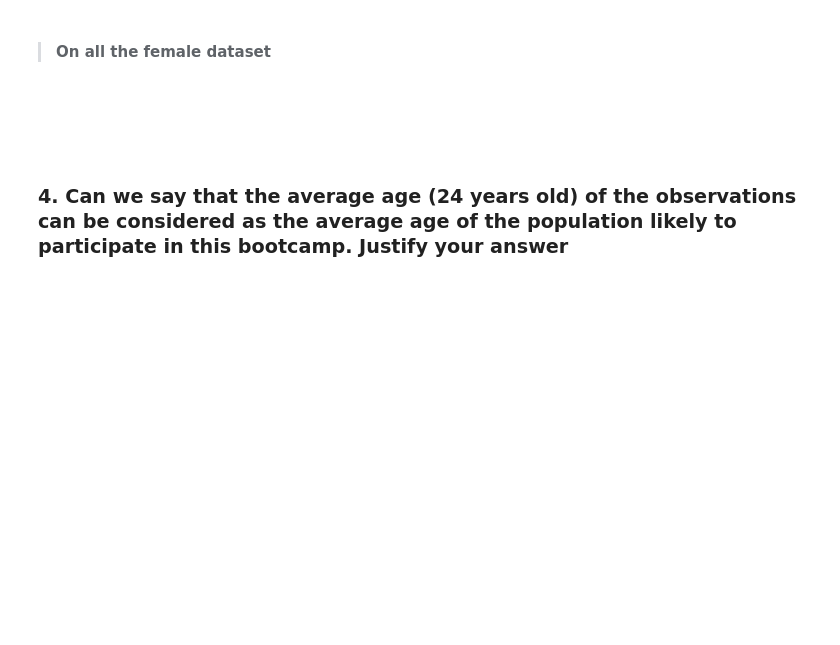
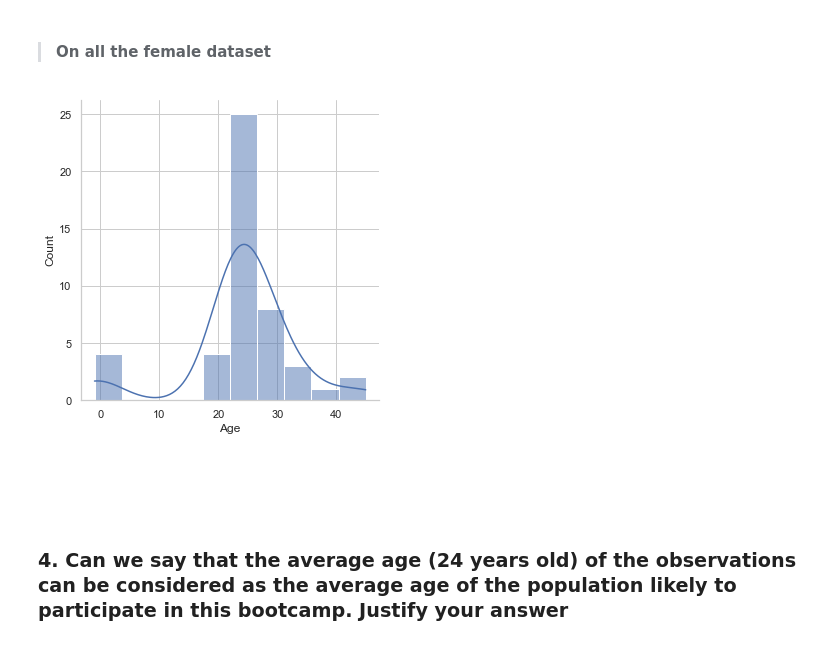
Before and after one commit to kesnel/Ayiti-Analytics-Bootcamp-Project, a Jupyter notebook: data-analysis.ipynb, the cells around one changed output. Saved outputs shown, nothing was run; the diff lists cells and outputs as text; code cells hidden in the pictures; blank space fills up the shorter version.

```diff
--- a/data-analysis.ipynb
+++ b/data-analysis.ipynb
@@ -107,3 +133,8 @@ the average age on all female dataset is 23.97872340425532
+# %%
+sns.displot(age_female, bins=10, kde=True)
+plt.show()
+# %% [output]
+[figure, added]
 # %% [markdown]
 <br><br>
 # %% [markdown]
```
Also changed, not shown: parts of 32 cells of this notebook.
